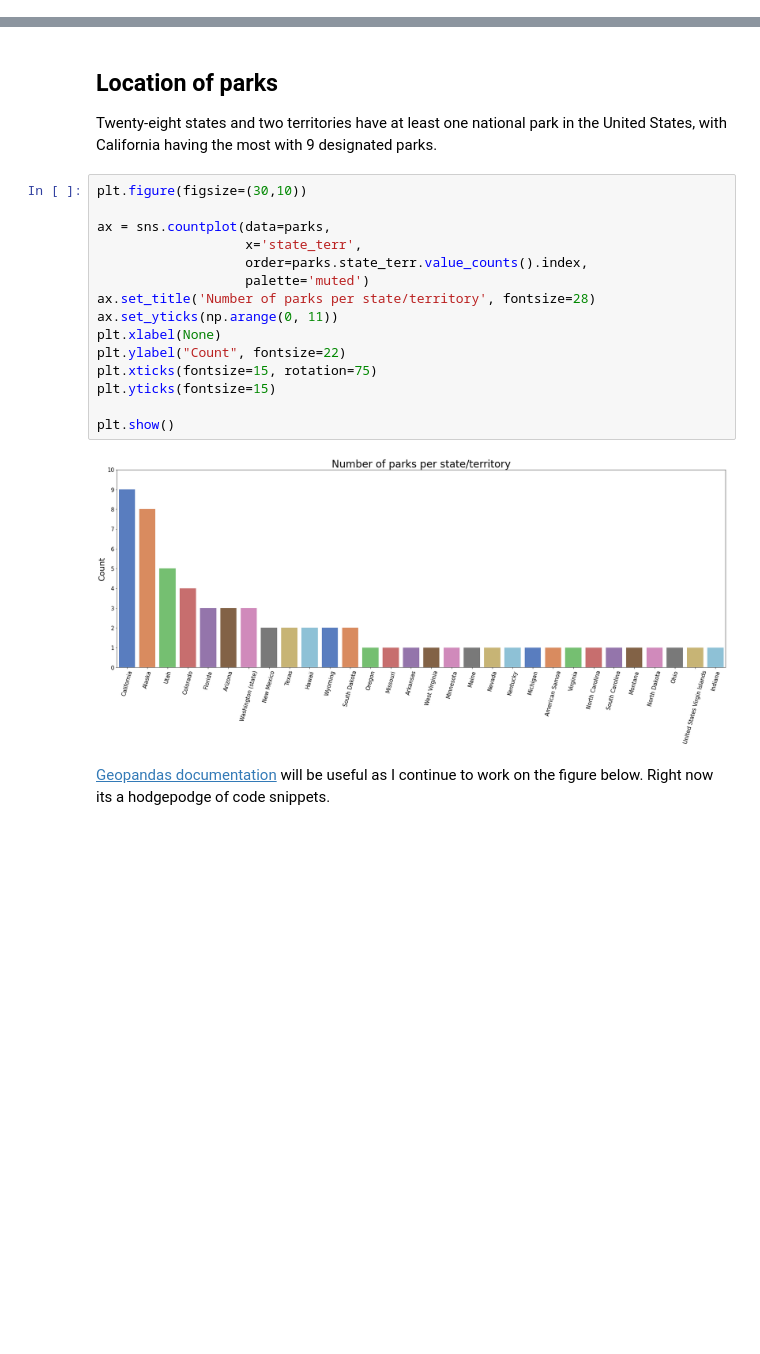
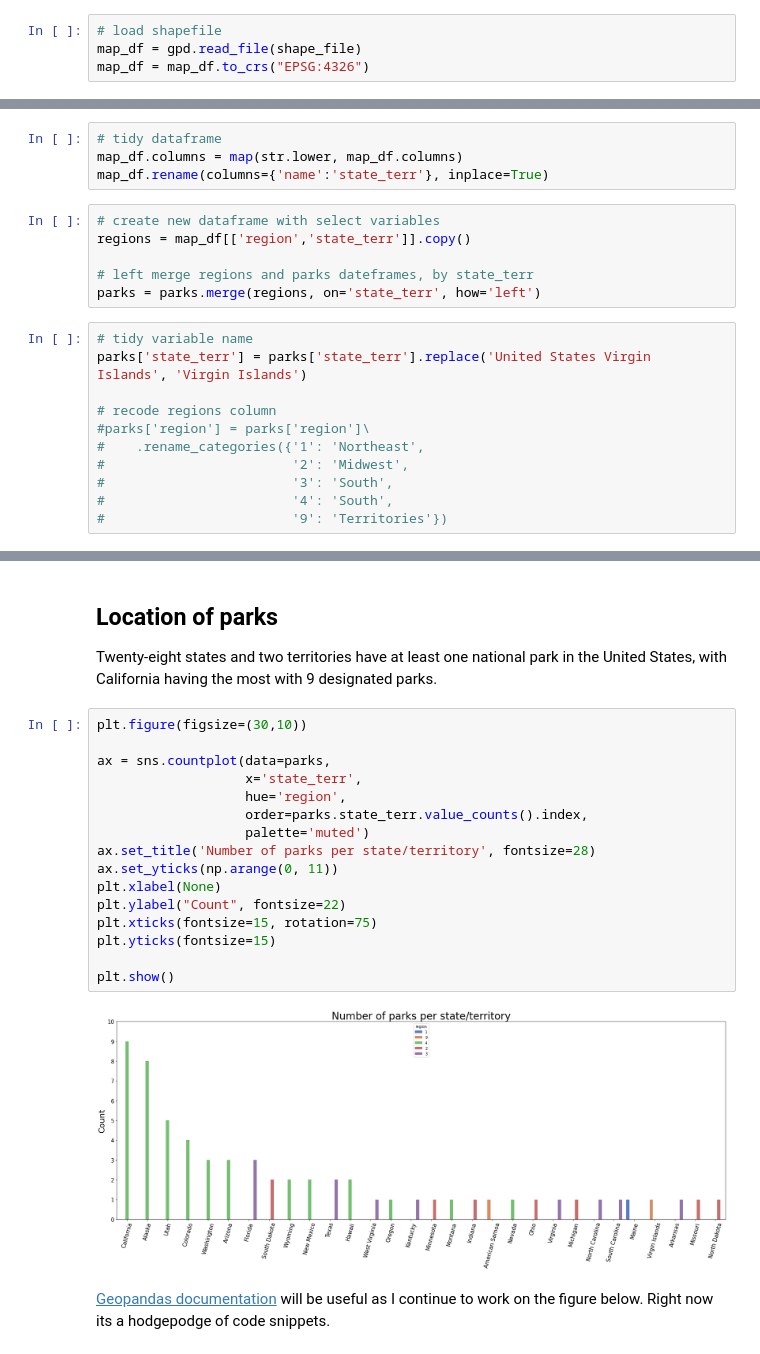
Before and after one commit to bostlund/side_projects, a Jupyter notebook: us_national_parks/us_national_parks.ipynb, the cells around one changed output, grey strips where cells are left out. Cells and saved outputs as stored; diff of their text form; blank space fills up the shorter version.

Commit message:
upd parks dataframe

```diff
--- a/us_national_parks/us_national_parks.ipynb
+++ b/us_national_parks/us_national_parks.ipynb
@@ -115,0 +108,4 @@ None
+# %%
+# load shapefile
+map_df = gpd.read_file(shape_file)
+map_df = map_df.to_crs("EPSG:4326")
@@ -115,0 +122,21 @@ None
+# %%
+# tidy dataframe
+map_df.columns = map(str.lower, map_df.columns)
+map_df.rename(columns={'name':'state_terr'}, inplace=True)
+# %%
+# create new dataframe with select variables
+regions = map_df[['region','state_terr']].copy()
+
+# left merge regions and parks dateframes, by state_terr
+parks = parks.merge(regions, on='state_terr', how='left')
+# %%
+# tidy variable name
+parks['state_terr'] = parks['state_terr'].replace('United States Virgin Islands', 'Virgin Islands')
+
+# recode regions column
+#parks['region'] = parks['region']\
+#    .rename_categories({'1': 'Northeast',
+#                        '2': 'Midwest',
+#                        '3': 'South',
+#                        '4': 'South',
+#                        '9': 'Territories'})
@@ -137,20 +175,21 @@ Twenty-eight states and two territories have at least one national park in the U
 # %%
 plt.figure(figsize=(30,10))
 
 ax = sns.countplot(data=parks,
                    x='state_terr',
+                   hue='region',
                    order=parks.state_terr.value_counts().index,
                    palette='muted')
 ax.set_title('Number of parks per state/territory', fontsize=28)
 ax.set_yticks(np.arange(0, 11))
 plt.xlabel(None)
 plt.ylabel("Count", fontsize=22)
 plt.xticks(fontsize=15, rotation=75)
 plt.yticks(fontsize=15)
 
 plt.show()
 # %% [output]
-[figure, old version]
+[figure, new version]
 # %% [markdown]
 [Geopandas documentation](https://geopandas.org/en/stable/gallery/create_geopandas_from_pandas.html) will be useful as I continue to work on the figure below. Right now its a hodgepodge of code snippets.
 # %%
```
Also changed, not shown: parts of 17 cells of this notebook.
